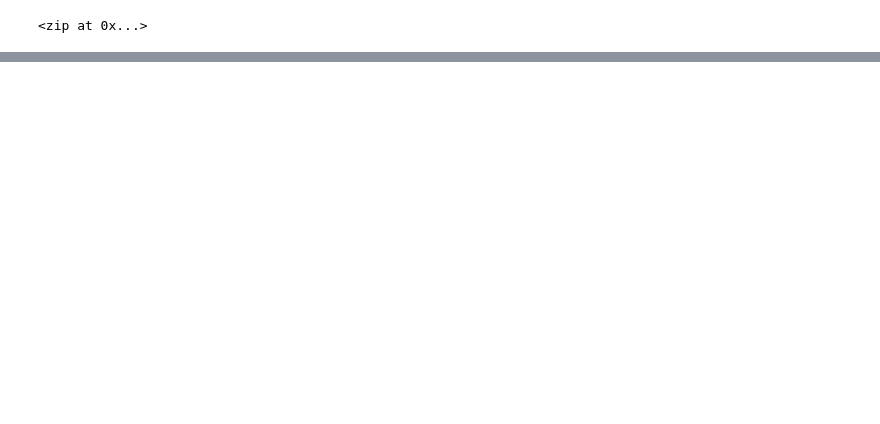
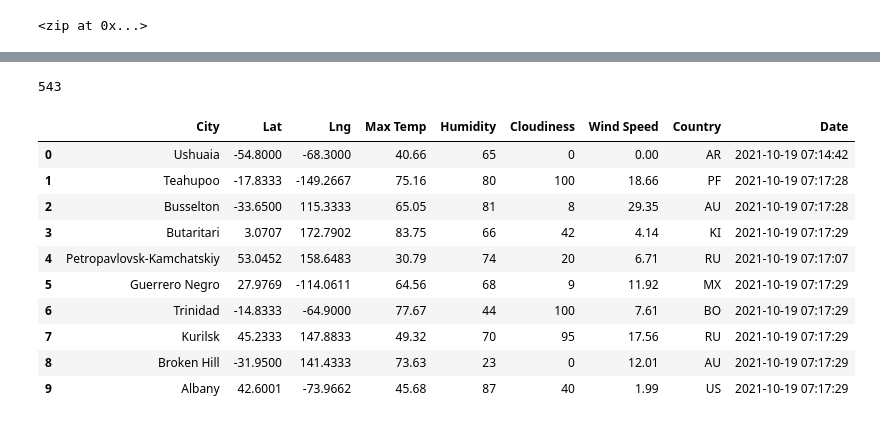
Before and after one commit to levflevine/World_Weather_Analysis, a Jupyter notebook: WeatherPy.ipynb, the cells around one changed output, grey strips where cells are left out. Cells and saved outputs as stored; diff of their text form; code cells hidden in the pictures; blank space fills up the shorter version.

```diff
--- a/WeatherPy.ipynb
+++ b/WeatherPy.ipynb
@@ -31,0 +119,20 @@ len(cities)
+# %%
+len(city_data)
+# %% [output]
+543
+# %%
+# Convert the array of dictionaries to a Pandas DataFrame.
+city_data_df = pd.DataFrame(city_data)
+city_data_df.head(10)
+# %% [output]
+|  | City | Lat | Lng | Max Temp | Humidity | Cloudiness | Wind Speed | Country | Date |
+| 0 | Ushuaia | -54.8000 | -68.3000 | 40.66 | 65 | 0 | 0.00 | AR | 2021-10-19 07:14:42 |
+| 1 | Teahupoo | -17.8333 | -149.2667 | 75.16 | 80 | 100 | 18.66 | PF | 2021-10-19 07:17:28 |
+| 2 | Busselton | -33.6500 | 115.3333 | 65.05 | 81 | 8 | 29.35 | AU | 2021-10-19 07:17:28 |
+| 3 | Butaritari | 3.0707 | 172.7902 | 83.75 | 66 | 42 | 4.14 | KI | 2021-10-19 07:17:29 |
+| 4 | Petropavlovsk-Kamchatskiy | 53.0452 | 158.6483 | 30.79 | 74 | 20 | 6.71 | RU | 2021-10-19 07:17:07 |
+| 5 | Guerrero Negro | 27.9769 | -114.0611 | 64.56 | 68 | 9 | 11.92 | MX | 2021-10-19 07:17:29 |
+| 6 | Trinidad | -14.8333 | -64.9000 | 77.67 | 44 | 100 | 7.61 | BO | 2021-10-19 07:17:29 |
+| 7 | Kurilsk | 45.2333 | 147.8833 | 49.32 | 70 | 95 | 17.56 | RU | 2021-10-19 07:17:29 |
+| 8 | Broken Hill | -31.9500 | 141.4333 | 73.63 | 23 | 0 | 12.01 | AU | 2021-10-19 07:17:29 |
+| 9 | Albany | 42.6001 | -73.9662 | 45.68 | 87 | 40 | 1.99 | US | 2021-10-19 07:17:29 |
```
Also changed, not shown: parts of 5 cells of this notebook, 2 other files.
